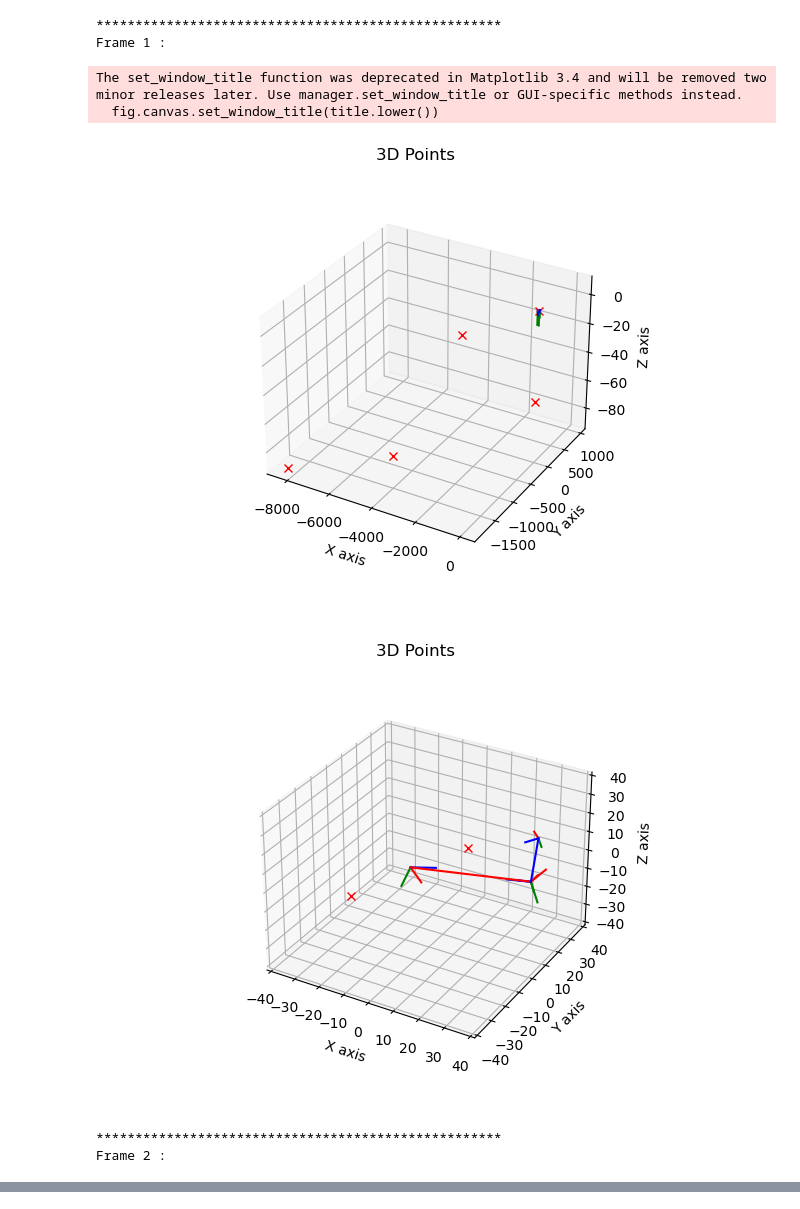
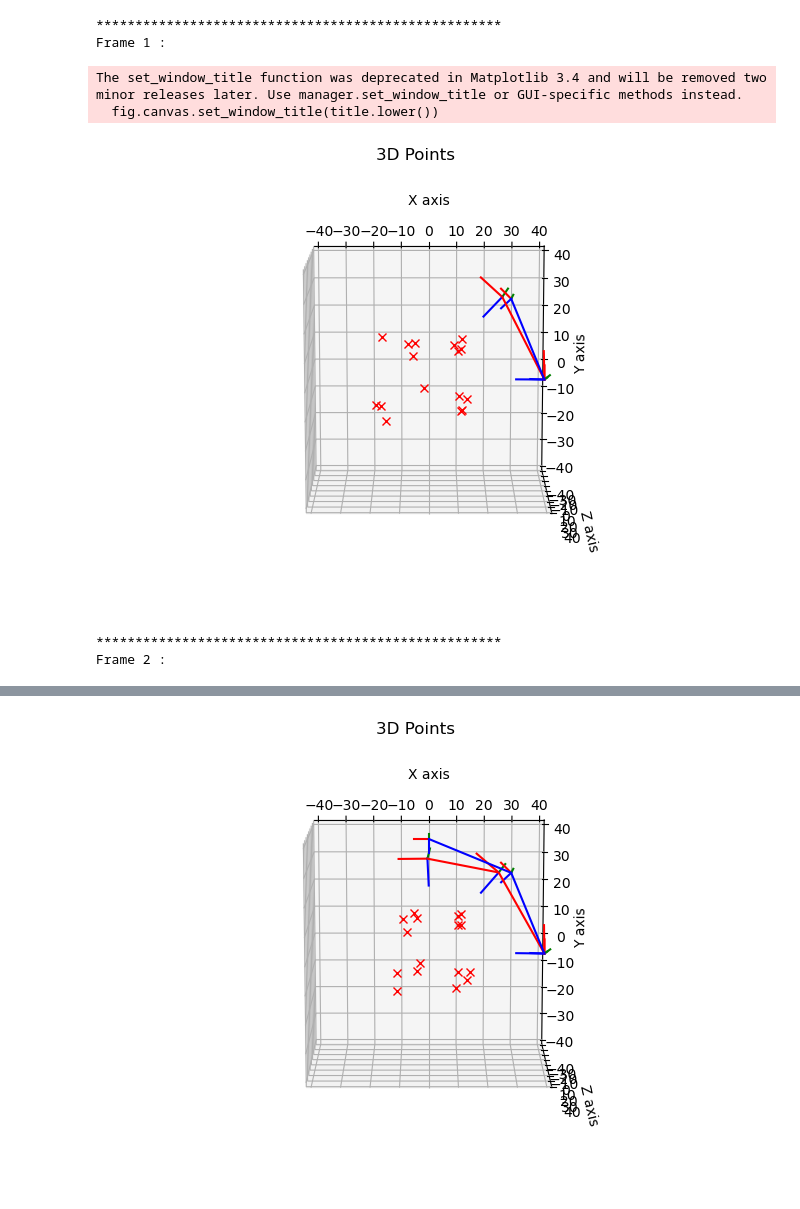
Before and after one commit to gaoxiangluke/PersonalStudyProject, a Jupyter notebook: test.ipynb, the cells around one changed output, grey strips where cells are left out. Saved outputs shown, nothing was run; the diff lists cells and outputs as text; code cells hidden in the pictures.

Commit message:
SIMPLE LOOP CLOSURE

```diff
--- a/test.ipynb
+++ b/test.ipynb
@@ -61,12 +61,13 @@ def visual_ISAM2_plot(result, gt_poses):
     plt.plot(result_pose[:,0],result_pose[:,1],result_pose[:,2],'r')
     gt_pose = np.array(gt_pose)
     plt.plot(gt_pose[:,0],gt_pose[:,1],gt_pose[:,2],'b')
-    plt.show()
+
 
     # draw
     axes.set_xlim3d(-40, 40)
     axes.set_ylim3d(-40, 40)
     axes.set_zlim3d(-40, 40)
+    axes.view_init(azim = -90,elev = 101)
     plt.pause(0.2)
 # %%
 
@@ -77,12 +78,12 @@ K = gtsam.Cal3_S2(50.0, 50.0, 0.0, 50.0, 50.0)
 
 # Define the camera observation noise model
 measurement_noise = gtsam.noiseModel.Isotropic.Sigma(
-    2, 1.0)  # one pixel in u and v
+    2, 5.0)  # one pixel in u and v
 
 # Create the set of ground-truth landmarks
 points = SFMdata.createPoints()
 points += [p+3 for p in points]
-points += [p+3 for p in points]
+# points += [p+3 for p in points]
 points = [(i, point) for (i, point) in enumerate(points)]
 
 ic(points)
@@ -128,3 +128,8 @@ ic| points: [(0, array([10., 10., 10.])),
+# %%
+# find pose constraint bewteen pose 0 and pose 7
+pose_0 = poses[0]
+pose_7 = poses[7]
+pose_m = pose_0.inverse()*pose_7
 # %%
 
     #  Loop over the different poses, adding the observations to iSAM incrementally
@@ -141,13 +146,7 @@ ic| points: [(0, array([10., 10., 10.])),
                 measurement, measurement_noise, i, 100 + j, K))
 
 
-        # if i == 8:
-        #     covariance = np.eye(6)
-        #     odometry_noise = gtsam.noiseModel.Gaussian.Covariance(covariance)
-        #     R = np.eye(3)
-        #     rotation = gtsam.Rot3(R)
-        #     P3 = gtsam.Pose3(rotation,np.array([-0.1,-0.1,-0.1]).reshape(-1,1))
-        #     graph.add(gtsam.BetweenFactorPose3(0,7,P3,odometry_noise))
+
         # Add an initial guess for the current pose
         # Intentionally initialize the variables off from the ground truth
         if i<=3:
@@ -156,8 +155,15 @@ ic| points: [(0, array([10., 10., 10.])),
                 gtsam.Rot3.Rodrigues(-0.1, 0.2, 0.15), gtsam.Point3(1, -1, 1))))
         else:
             initial_estimate.insert(i, current_estimate.atPose3(i-1))
-
-        # If this is the first iteration, add a prior on the first pose to set the
+        if i == 7:
+            print("loop closure!")
+            covariance = np.eye(6)
+            odometry_noise = gtsam.noiseModel.Gaussian.Covariance(covariance)
+            R = np.eye(3)
+            rotation = gtsam.Rot3(R)
+            P3 = gtsam.Pose3(rotation,np.array([-0.1,-0.1,-0.1]).reshape(-1,1))
+            graph.add(gtsam.BetweenFactorPose3(0,7,pose_m,odometry_noise))
+        # # If this is the first iteration, add a prior on the first pose to set the
         # coordinate frame and a prior on the first landmark to set the scale.
         # Also, as iSAM solves incrementally, we must wait until each is observed
         # at least twice before adding it to iSAM.
@@ -187,35 +193,34 @@ ic| points: [(0, array([10., 10., 10.])),
             # times to perform multiple optimizer iterations every step.
             isam.update()
             current_estimate = isam.calculateEstimate()
             optimize_time += time.time()-start
             print("****************************************************")
             print("Frame", i, ":")
             # for j in range(i + 1):
             #     print(X(j), ":", current_estimate.atPose3(X(j)))
 
             # for j in range(len(points)):
             #     print(L(j), ":", current_estimate.atPoint3(L(j)))
 
             # print('===================')
             # print('estimated: ', current_estimate.atPose3(X(i)))
             # print('gt: ', pose)
 
             visual_ISAM2_plot(current_estimate, poses)
 
             # Clear the factor graph and values for the next iteration
             graph.resize(0)
             initial_estimate.clear()
 
     print('optimize_time: ', optimize_time)
     # plt.ioff()
     # plt.show()
 # %% [output]
 ****************************************************
 Frame 1 :
 The set_window_title function was deprecated in Matplotlib 3.4 and will be removed two minor releases later. Use manager.set_window_title or GUI-specific methods instead.
   fig.canvas.set_window_title(title.lower())
-[figure, old version]
+[figure, new version]
-[figure, old version]
 ****************************************************
 Frame 2 :
 The set_window_title function was deprecated in Matplotlib 3.4 and will be removed two minor releases later. Use manager.set_window_title or GUI-specific methods instead.
@@ -225,3 +228,4 @@ The set_window_title function was deprecated in Matplotlib 3.4 and will be remov
+[figure, new version]
 ****************************************************
 Frame 3 :
 The set_window_title function was deprecated in Matplotlib 3.4 and will be removed two minor releases later. Use manager.set_window_title or GUI-specific methods instead.
```
Also changed, not shown: parts of 3 cells of this notebook.
